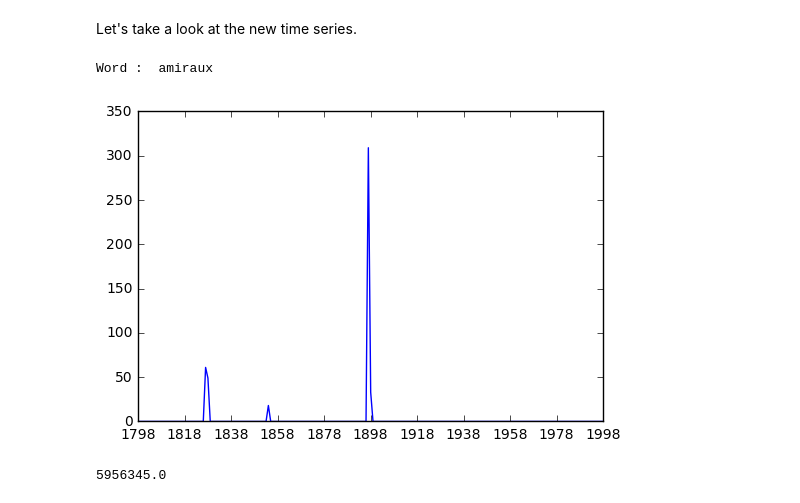
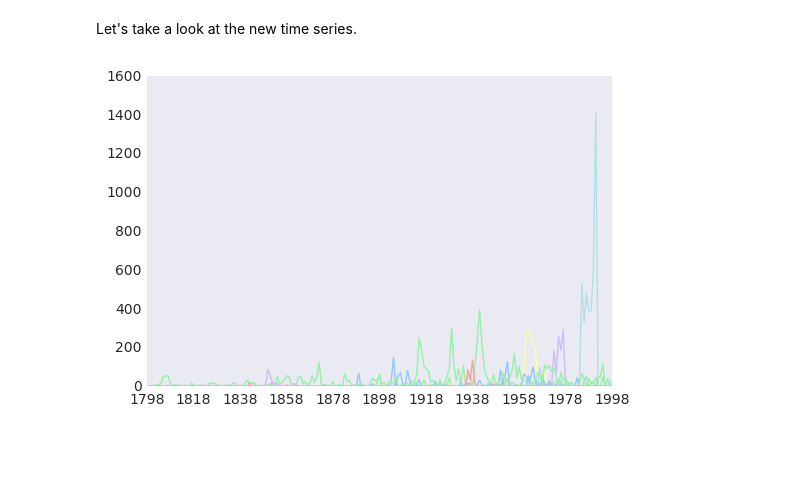
Before and after one commit to ThomVett/Project_ADA, a Jupyter notebook: Data Aggregations.ipynb, the cells around one changed output. Drawn from its saved outputs; the diff is of its cells as text; code cells hidden in the pictures; blank space fills up the shorter version.

```diff
--- a/Data Aggregations.ipynb
+++ b/Data Aggregations.ipynb
@@ -3,4 +3,5 @@
 import numpy as np
 import pandas as pd
 import matplotlib.pyplot as plt
+plt.style.use('seaborn-pastel')
 %matplotlib inline
@@ -65,9 +74,8 @@ wordYear.head()
 # %% [markdown]
 Let's take a look at the new time series.
-# %%
-plt.plot_date(index,wordYear[wordYear.columns[300]],'-')
-print('Word : ', wordYear.columns[300])
-# %% [output]
-Word :  amiraux
-[figure, removed]
+# %%
+for i in range(26030,26040):
+    plt.plot_date(index,wordYear[wordYear.columns[i]],'-')
+# %% [output]
+[figure, added]
 # %%
@@ -77,4 +82,0 @@ wordSum = wordYear.sum()
-# %%
-max(wordSum)
-# %% [output]
-5956345.0
```
Also changed, not shown: parts of 12 cells of this notebook, 3 other files.
